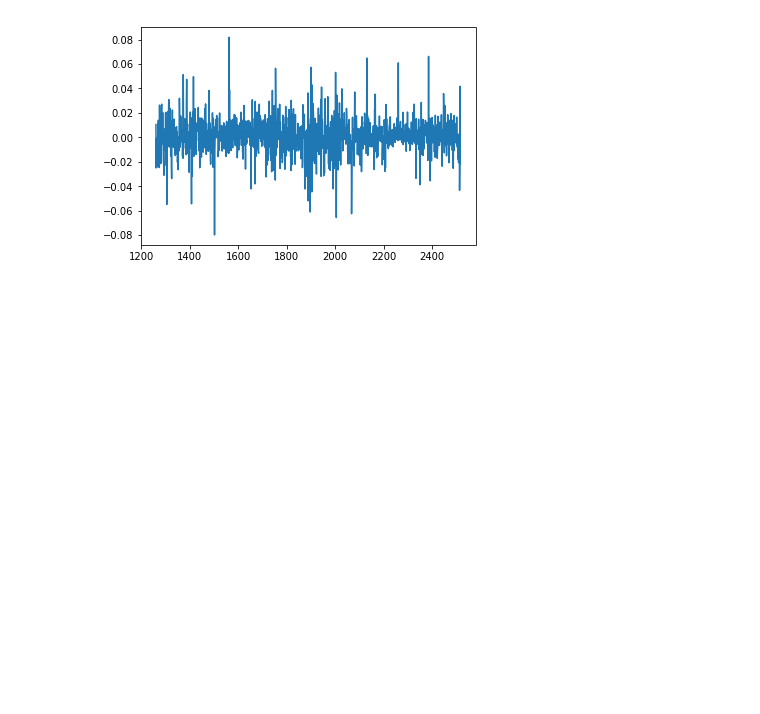
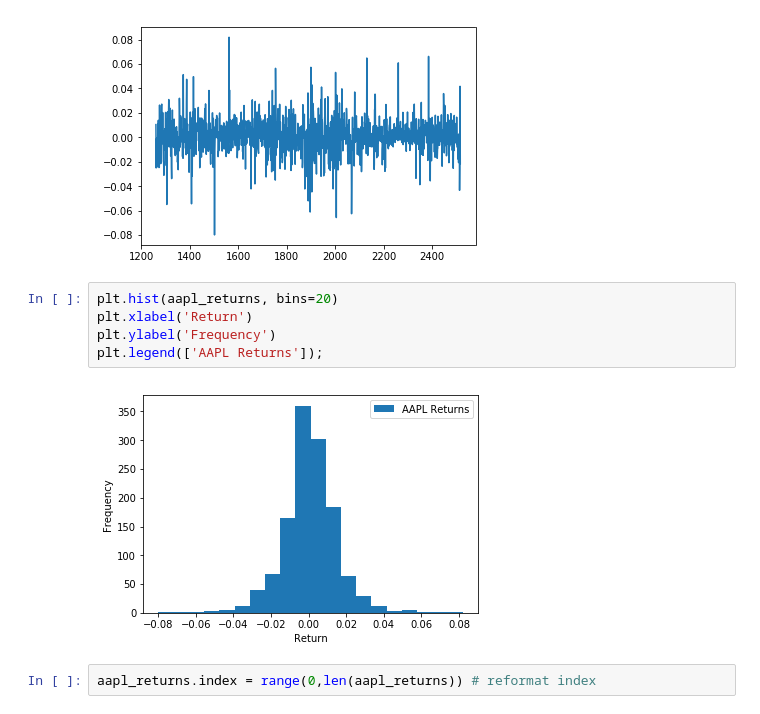
Before and after one commit to ngurnani/VolatilityPrediction, a Jupyter notebook: ReturnsInfiniteKurtosis.ipynb, the cells around one changed output. Cells and saved outputs as stored; diff of their text form; blank space fills up the shorter version.

```diff
--- a/ReturnsInfiniteKurtosis.ipynb
+++ b/ReturnsInfiniteKurtosis.ipynb
@@ -22,3 +23,12 @@ aapl_returns.plot()
 # %% [output]
 <matplotlib.axes._subplots.AxesSubplot at 0x...>
 [figure]
+# %%
+plt.hist(aapl_returns, bins=20)
+plt.xlabel('Return')
+plt.ylabel('Frequency')
+plt.legend(['AAPL Returns']);
+# %% [output]
+[figure, added]
+# %%
+aapl_returns.index = range(0,len(aapl_returns)) # reformat index
```
Also changed, not shown: parts of 2 cells of this notebook.
